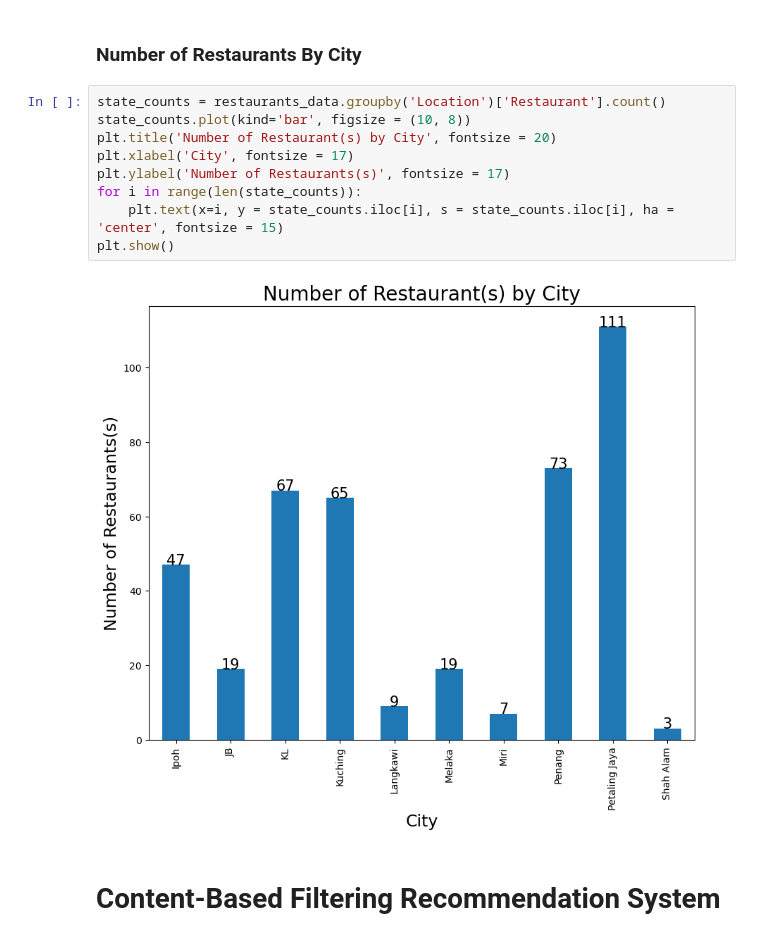
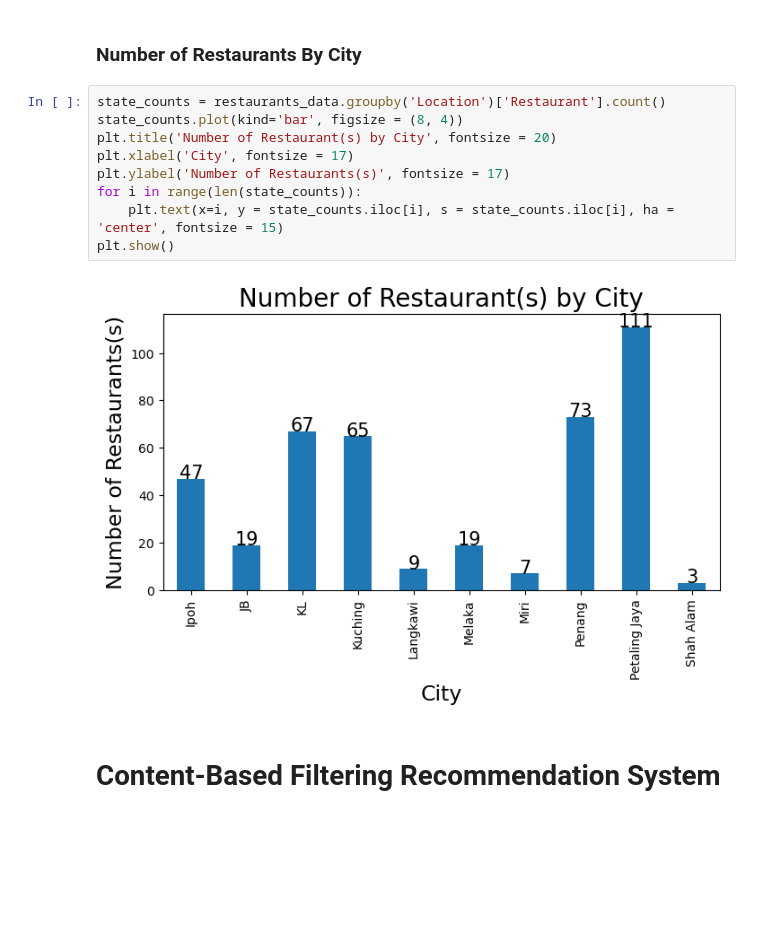
Before and after one commit to SheeYeap02/Restaurant-Recommender, a Jupyter notebook: Content-Based - Restaurant Recommendation System.ipynb, the cells around one changed output. Saved outputs shown, nothing was run; the diff lists cells and outputs as text; blank space fills up the shorter version.

```diff
--- a/Content-Based - Restaurant Recommendation System.ipynb
+++ b/Content-Based - Restaurant Recommendation System.ipynb
@@ -88,15 +88,15 @@ restaurants_data.shape
 ### Number of Restaurants By City
 # %%
 state_counts = restaurants_data.groupby('Location')['Restaurant'].count()
-state_counts.plot(kind='bar', figsize = (10, 8))
+state_counts.plot(kind='bar', figsize = (8, 4))
 plt.title('Number of Restaurant(s) by City', fontsize = 20)
 plt.xlabel('City', fontsize = 17)
 plt.ylabel('Number of Restaurants(s)', fontsize = 17)
 for i in range(len(state_counts)):
     plt.text(x=i, y = state_counts.iloc[i], s = state_counts.iloc[i], ha = 'center', fontsize = 15)
 plt.show()
 # %% [output]
-[figure, old version]
+[figure, new version]
 # %% [markdown]
 # Content-Based Filtering Recommendation System
 # %% [markdown]
```
Also changed, not shown: parts of 16 cells of this notebook.
